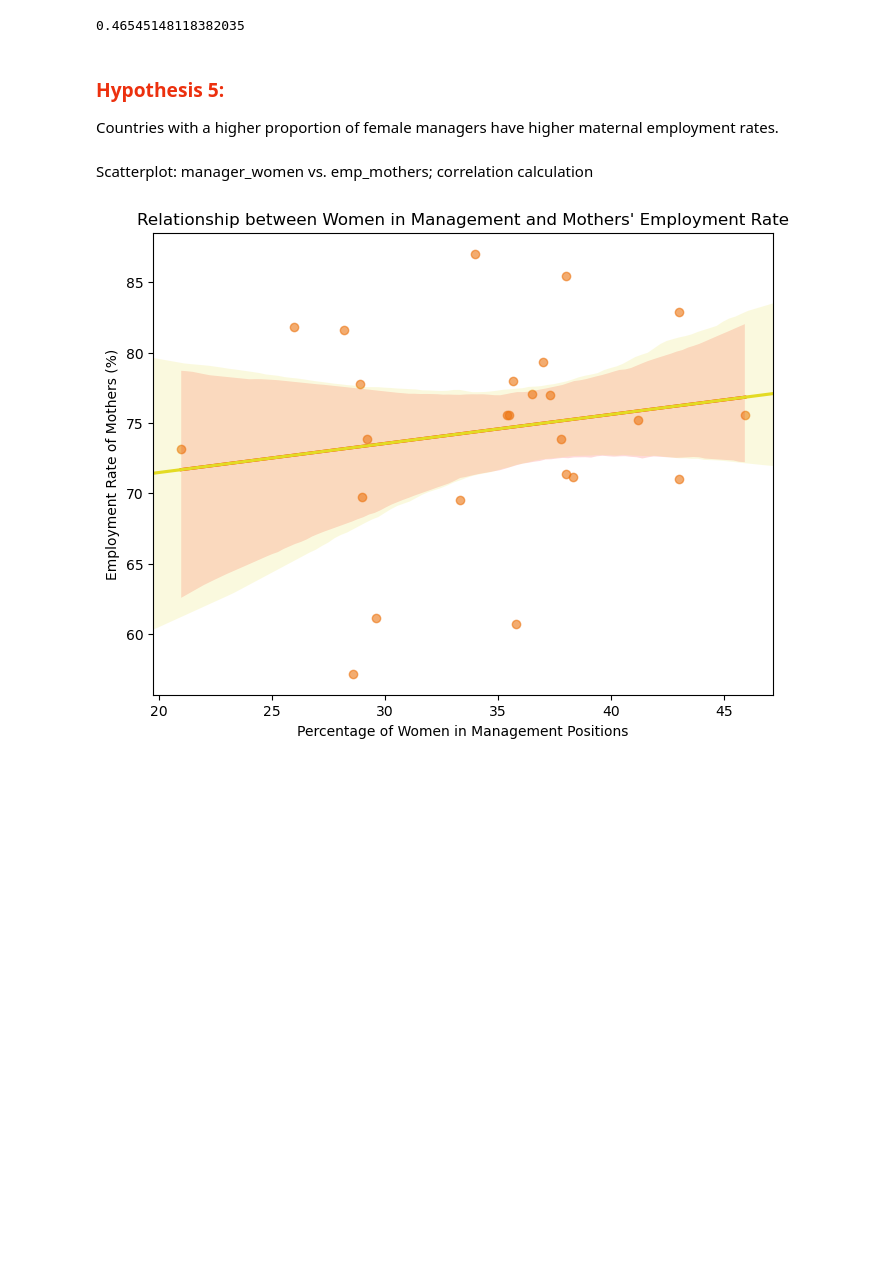
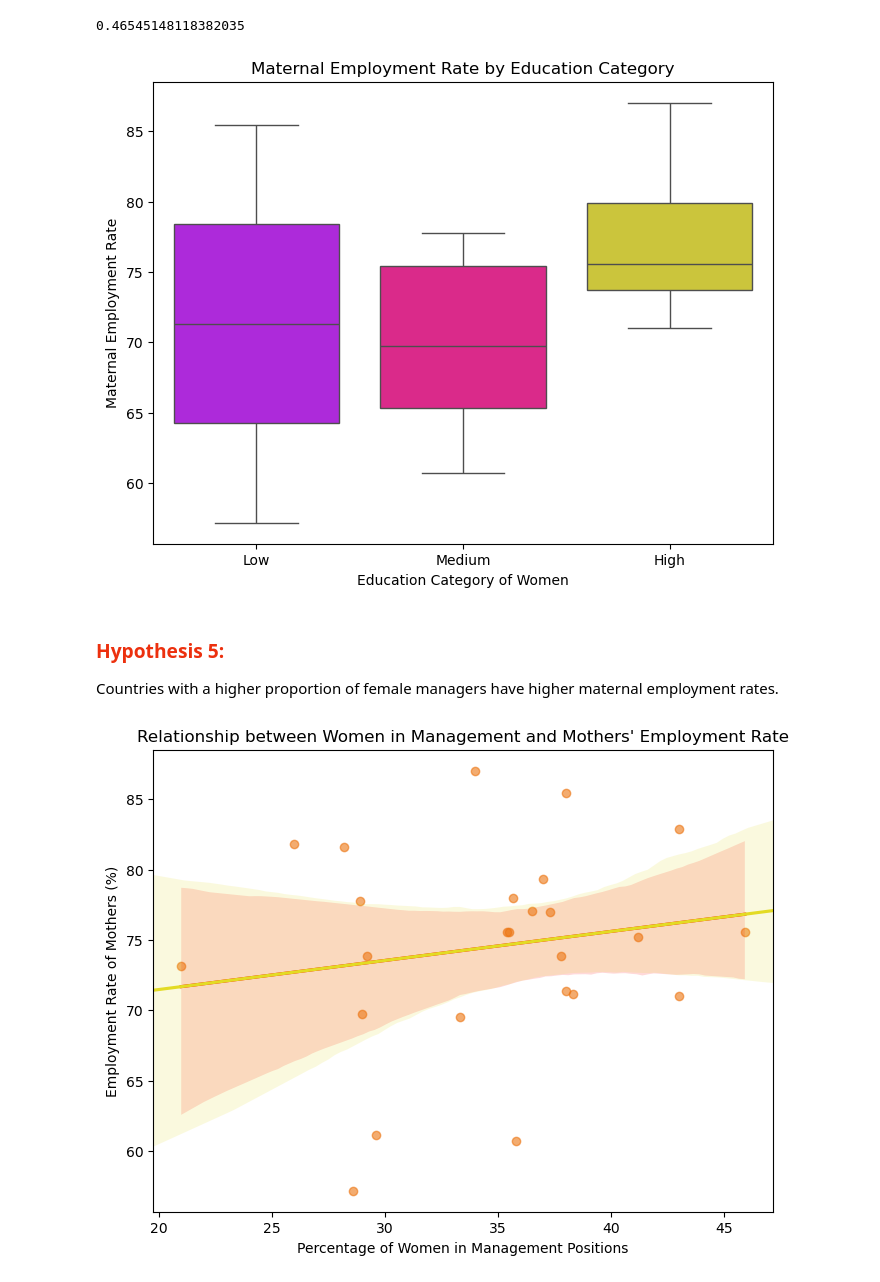
Before and after one commit to Paula0923/maternal-employment, a Jupyter notebook: EDA_maternal-employment.ipynb, the cells around one changed output. Drawn from its saved outputs; the diff is of its cells as text; code cells hidden in the pictures; blank space fills up the shorter version.

```diff
--- a/EDA_maternal-employment.ipynb
+++ b/EDA_maternal-employment.ipynb
@@ -1306,17 +1276,17 @@ eda_df["edu_women_score"].corr(eda_df["emp_maternal"])
 0.46545148118382035
 # %%
 plt.figure(figsize=(8,6))
-sns.boxplot(x="edu_women_cat", y="emp_maternal", data=eda_df, order=["Low Education", "Medium Education", "High Education"])
+sns.boxplot(x="edu_women_cat", y="emp_maternal", data=eda_df, order=["Low", "Medium", "High"],
+            palette={"Low": "#bb0df7", "Medium": "#f70d8d", "High": "#e3db24"})
 plt.xlabel("Education Category of Women")
 plt.ylabel("Maternal Employment Rate")
 plt.title("Maternal Employment Rate by Education Category")
 plt.show()
+# %% [output]
+[figure, added]
 # %% [markdown]
 ### <span style="color: #ec300e;">Hypothesis 5: </span>
 <p>Countries with a higher proportion of female managers have higher maternal employment rates.</p>
-# %% [markdown]
-Scatterplot: manager_women vs. emp_mothers;
-correlation calculation
 # %%
 # scatterplot with regression line
 plt.figure(figsize=(8, 6))
```
Also changed, not shown: parts of 20 cells of this notebook.
